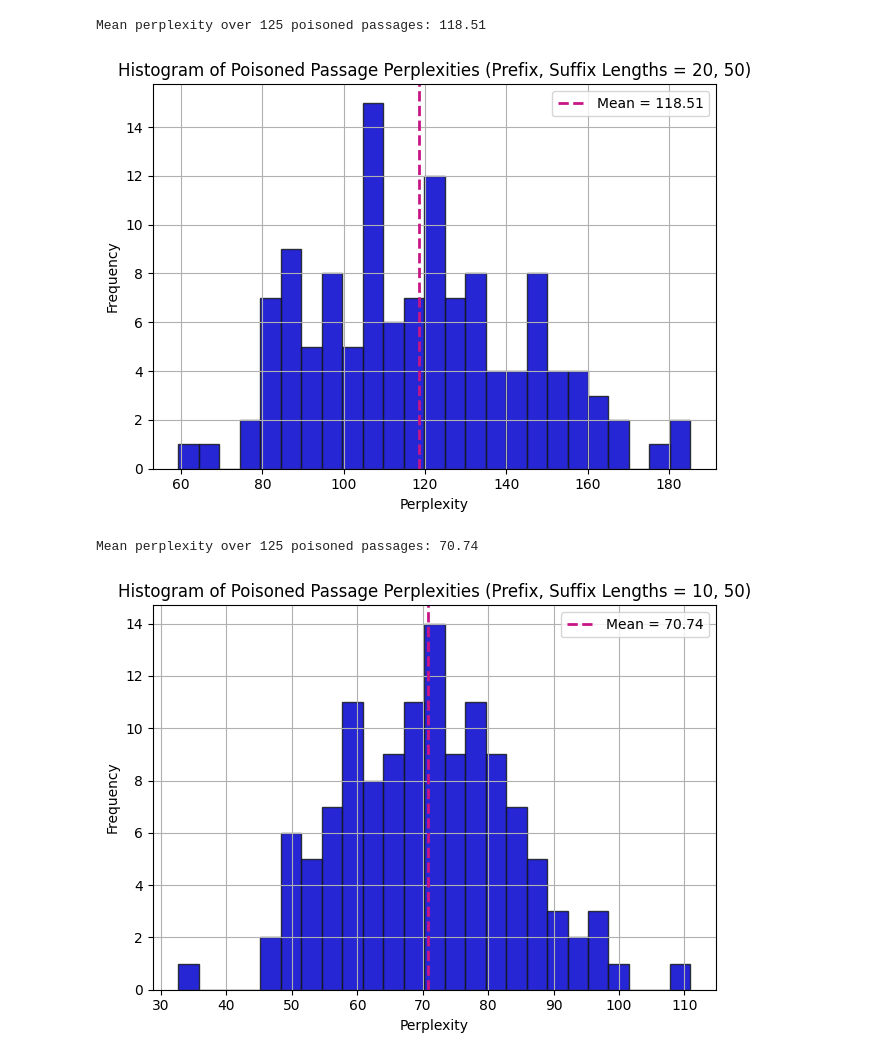
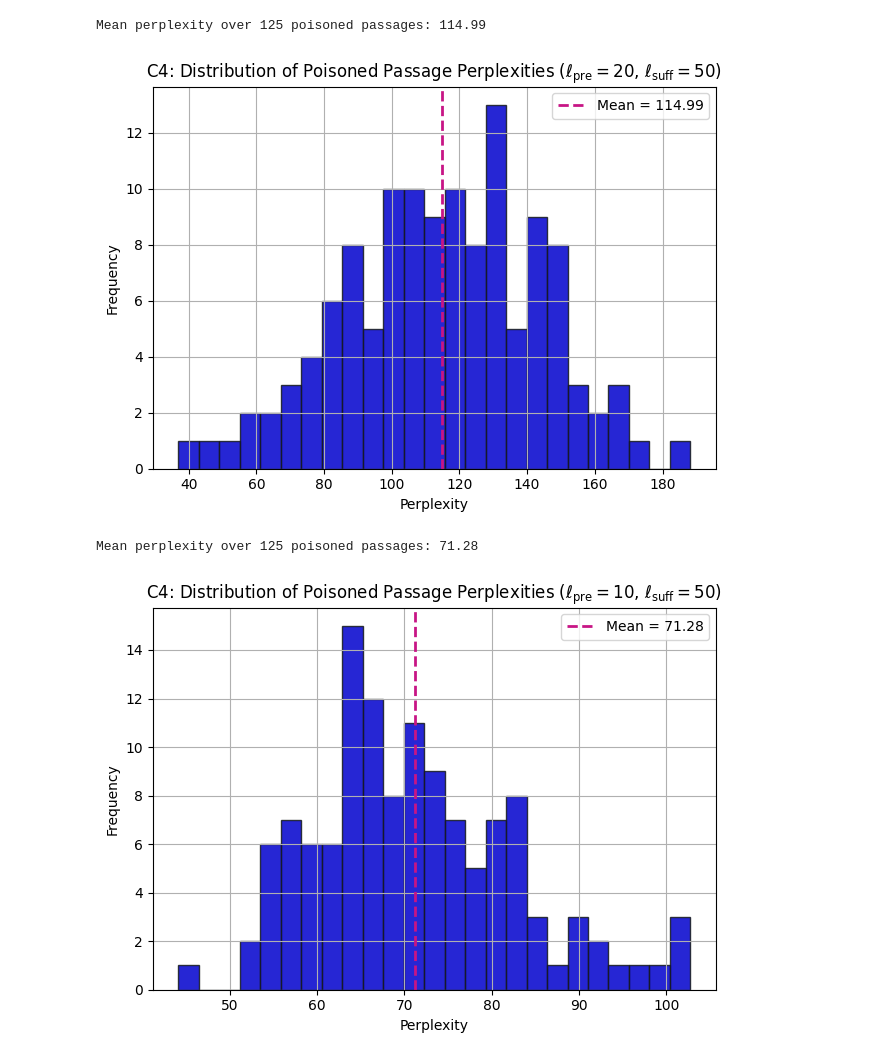
Before and after one commit to loggedin/llm-research, a Jupyter notebook: analysis/c4_analysis.ipynb, the cells around one changed output. Drawn from its saved outputs; the diff is of its cells as text; code cells hidden in the pictures.

```diff
--- a/analysis/c4_analysis.ipynb
+++ b/analysis/c4_analysis.ipynb
@@ -210,7 +210,7 @@ from transformers import GPT2LMHeadModel, GPT2TokenizerFast
 colors = ["#0000cd", "#00ff7f", "#c71585", "#161a1d"]
 
 # Load the results
-df = pd.read_csv("../results/c4_13_8_random_k50_lam01.tsv", sep="\t")
+df = pd.read_csv("../results/c4_16_8_random_k50_lam01.tsv", sep="\t")
 
 # Filter to suffix_len=50 and prefix_len=30
 df = df[(df["suffix_len"] == 50) & (df["prefix_len"] == 30)]
@@ -261,7 +261,7 @@ plt.hist(perplexities, bins=25, edgecolor=colors[3], color=colors[0], alpha=0.85
 if mean_ppl is not None:
     plt.axvline(mean_ppl, linestyle="--", linewidth=2, label=f"Mean = {mean_ppl:.2f}", color=colors[2])
 
-plt.title("Histogram of Poisoned Passage Perplexities (Prefix, Suffix Lengths = 30, 50)")
+plt.title(r"C4: Distribution of Poisoned Passage Perplexities ($\ell_{\text{pre}} = 30$, $\ell_{\text{suff}} = 50$)")
 plt.xlabel("Perplexity")
 plt.ylabel("Frequency")
 plt.grid(True)
@@ -284,7 +284,7 @@ from transformers import GPT2LMHeadModel, GPT2TokenizerFast
 colors = ["#0000cd", "#00ff7f", "#c71585", "#161a1d"]
 
 # Load the results
-df = pd.read_csv("../results/c4_13_8_random_k50_lam01.tsv", sep="\t")
+df = pd.read_csv("../results/c4_16_8_random_k50_lam01.tsv", sep="\t")
 
 # Filter to suffix_len=50 and prefix_len=20
 df = df[(df["suffix_len"] == 50) & (df["prefix_len"] == 20)]
@@ -316,36 +316,36 @@ def compute_perplexity(text: str):
 
 # Compute perplexities
 perplexities = []
 for passage in tqdm(df["poisoned_passage"], desc="Computing Perplexities"):
     ppl = compute_perplexity(passage)
     if ppl is not None:
         perplexities.append(ppl)
 
 # Compute mean perplexity
 mean_ppl = float(np.mean(perplexities)) if len(perplexities) else None
 print(
     f"Mean perplexity over {len(perplexities)} poisoned passages: {mean_ppl:.2f}"
     if mean_ppl is not None else
     "No valid perplexities computed."
 )
 
 # Plot histogram with mean line
 plt.figure()
 plt.hist(perplexities, bins=25, edgecolor=colors[3], color=colors[0], alpha=0.85)
 if mean_ppl is not None:
     plt.axvline(mean_ppl, linestyle="--", linewidth=2, label=f"Mean = {mean_ppl:.2f}", color=colors[2])
 
-plt.title("Histogram of Poisoned Passage Perplexities (Prefix, Suffix Lengths = 20, 50)")
+plt.title(r"C4: Distribution of Poisoned Passage Perplexities ($\ell_{\text{pre}} = 20$, $\ell_{\text{suff}} = 50$)")
 plt.xlabel("Perplexity")
 plt.ylabel("Frequency")
 plt.grid(True)
 plt.legend()
 plt.tight_layout()
 plt.savefig("c4_prefix20_suffix50_perplexities.png", dpi=300)
 plt.show()
 # %% [output]
-Mean perplexity over 125 poisoned passages: 118.51
+Mean perplexity over 125 poisoned passages: 114.99
-[figure, old version]
+[figure, new version]
 # %%
 import numpy as np
 import pandas as pd
@@ -358,7 +358,7 @@ from transformers import GPT2LMHeadModel, GPT2TokenizerFast
 colors = ["#0000cd", "#00ff7f", "#c71585", "#161a1d"]
 
 # Load the results
-df = pd.read_csv("../results/c4_13_8_random_k50_lam01.tsv", sep="\t")
+df = pd.read_csv("../results/c4_16_8_random_k50_lam01.tsv", sep="\t")
 
 # Filter to suffix_len=50 and prefix_len=10
 df = df[(df["suffix_len"] == 50) & (df["prefix_len"] == 10)]
@@ -409,7 +409,7 @@ plt.hist(perplexities, bins=25, edgecolor=colors[3], color=colors[0], alpha=0.85
 if mean_ppl is not None:
     plt.axvline(mean_ppl, linestyle="--", linewidth=2, label=f"Mean = {mean_ppl:.2f}", color=colors[2])
 
-plt.title("Histogram of Poisoned Passage Perplexities (Prefix, Suffix Lengths = 10, 50)")
+plt.title(r"C4: Distribution of Poisoned Passage Perplexities ($\ell_{\text{pre}} = 10$, $\ell_{\text{suff}} = 50$)")
 plt.xlabel("Perplexity")
 plt.ylabel("Frequency")
 plt.grid(True)
@@ -418,5 +418,5 @@ plt.tight_layout()
 plt.savefig("c4_prefix10_suffix50_perplexities.png", dpi=300)
 plt.show()
 # %% [output]
-Mean perplexity over 125 poisoned passages: 70.74
+Mean perplexity over 125 poisoned passages: 71.28
-[figure, old version]
+[figure, new version]
```
Also changed, not shown: parts of 3 cells of this notebook.
